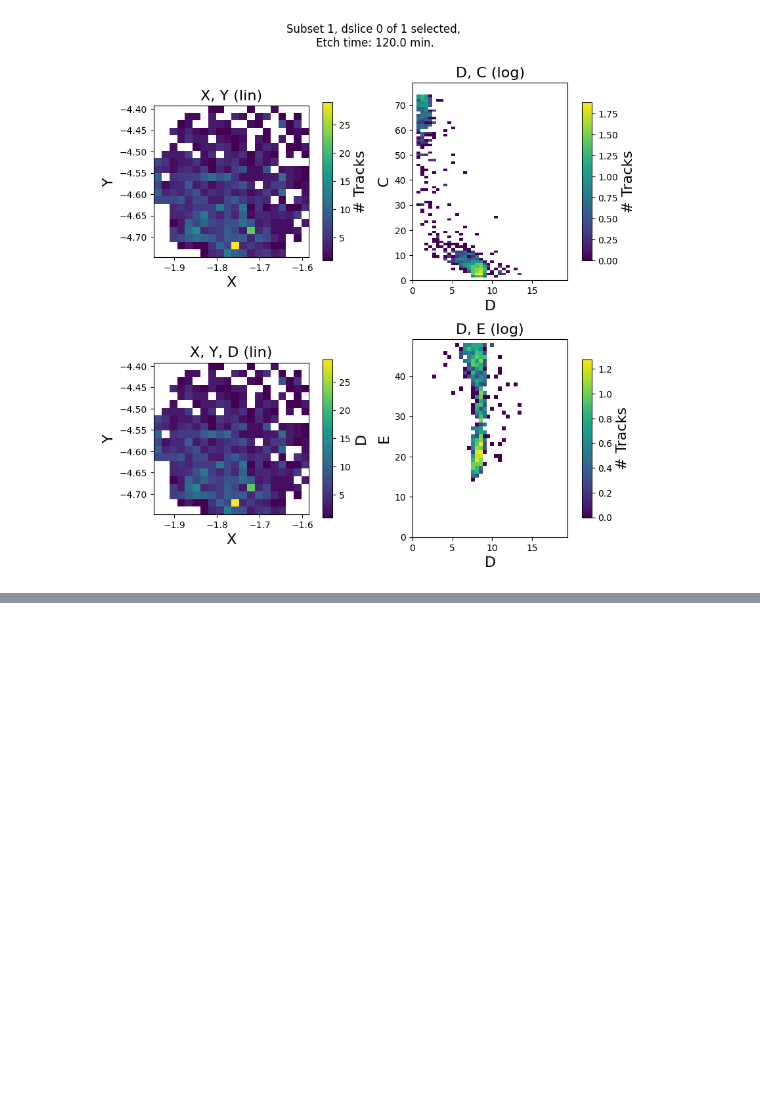
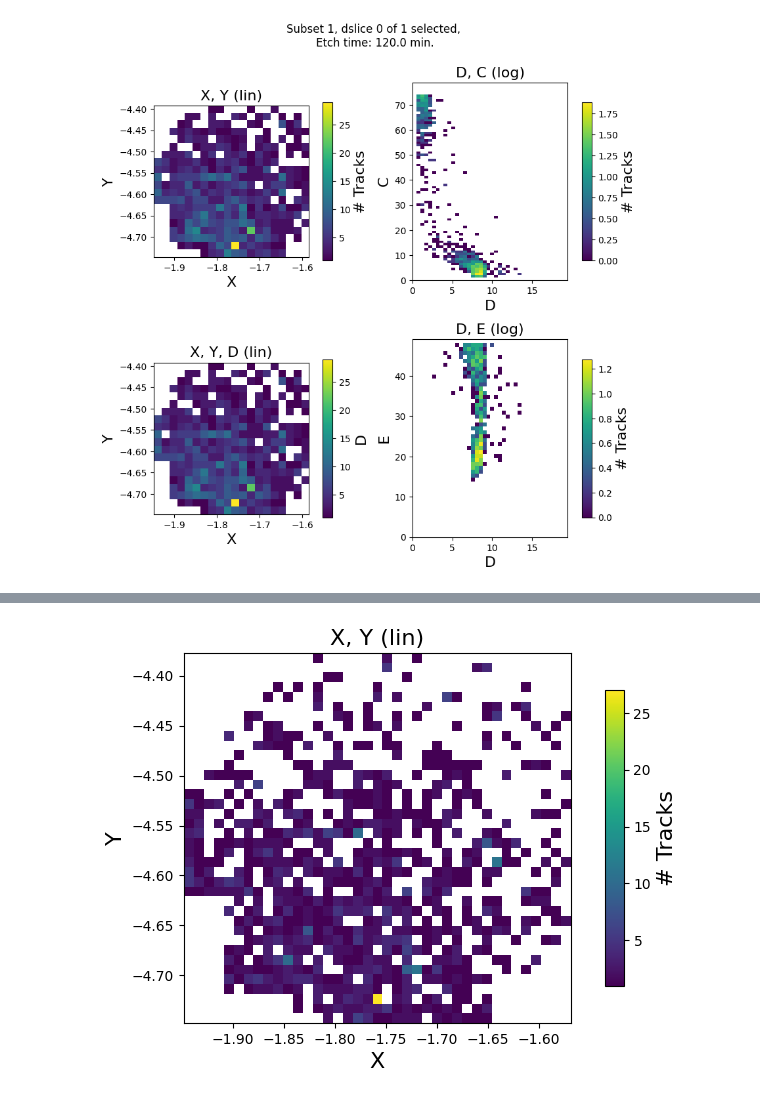
Before and after one commit to pheuer/cr39py, a Jupyter notebook: docs/source/notebooks/applying_cuts_to_a_cpsa_file.ipynb, the cells around one changed output, grey strips where cells are left out. Cells and saved outputs as stored; diff of their text form; code cells hidden in the pictures; blank space fills up the shorter version.

```diff
--- a/docs/source/notebooks/applying_cuts_to_a_cpsa_file.ipynb
+++ b/docs/source/notebooks/applying_cuts_to_a_cpsa_file.ipynb
@@ -74,0 +98,5 @@ scan.cutplot();
+# %%
+scan.set_framesize('XY', 0.01*u.cm)
+scan.plot(axes=('XY'));
+# %% [output]
+[figure, added]
```
Also changed, not shown: parts of 10 cells of this notebook.
